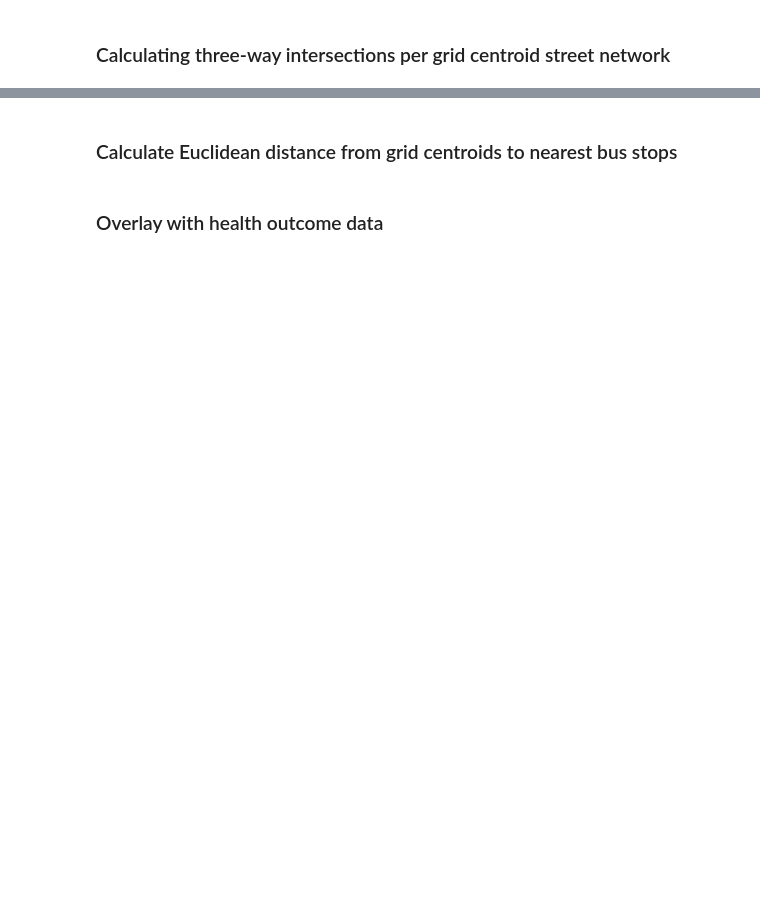
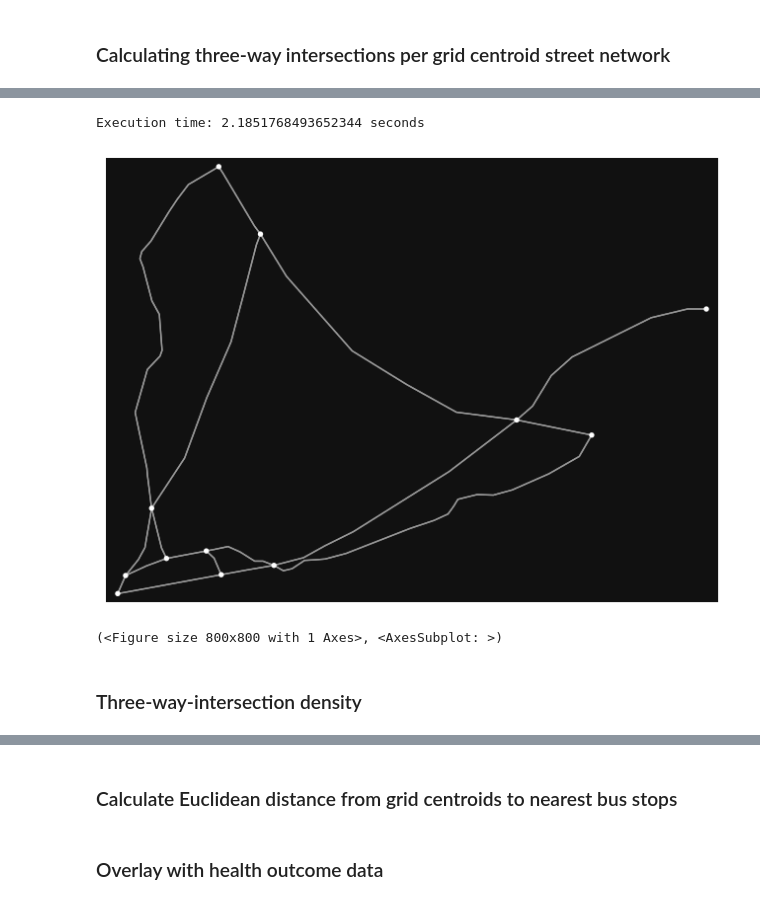
Before and after one commit to Spatial-Data-Science-and-GEO-AI-Lab/MultiHealth_S, a Jupyter notebook: manchester.ipynb, the cells around one changed output, grey strips where cells are left out. Drawn from its saved outputs; the diff is of its cells as text; code cells hidden in the pictures; blank space fills up the shorter version.

```diff
--- a/manchester.ipynb
+++ b/manchester.ipynb
@@ -305,0 +428,5 @@ popgridmanchester['three-way-intersections'] = 0
+# %%
+# sub df with lat/lon values to get their nearest nodes for truncation
+popgridsub = popgridmanchester.loc[1:10, ['grid_lon', 'grid_lat', 'grid_lon_4326', 'grid_lat_4326']]
+popgridsub = gpd.GeoDataFrame(popgridsub)
+popgridsub['nearest_node'] = 0
@@ -306,3 +455,38 @@ popgridmanchester['three-way-intersections'] = 0
+# %%
+popgridsub['nearest_node'] = 0
+# %%
+# using vectorization instead of iterations through for-loops to get the nearest nodes with
+# a threshold. ~12x faster.
+
+start_time = time.time()
+
+nearest_nodes, dist = ox.distance.nearest_nodes(Gproj, popgridsub['grid_lon'],
+                                                popgridsub['grid_lat'], return_dist=True)
+mask = np.vectorize(isinstance)(nearest_nodes, int)
+nearest_nodes = np.where(mask, nearest_nodes, np.nan)
+dist = np.where(mask, dist, np.nan)
+valid_nodes = np.array([nearest_nodes, dist], np.float64)
+valid_nodes = np.where(valid_nodes[1]<1000, valid_nodes[0], np.nan)
+popgridsub['nearest_node'] = valid_nodes
+
+end_time = time.time()
+execution_time = end_time - start_time
+
+print(f"Execution time: {execution_time} seconds")
+# %% [output]
+Execution time: 2.1851768493652344 seconds
+# %%
+# truncate the street network from the nodes extracted above and limit the distance
+# to a 1000 meters
+start_time = time.time()
+
+#for index, row in popgridsub.iterrows():
+test = ox.truncate.truncate_graph_dist(Gproj, popgridsub.loc[1,'nearest_node'], max_dist=1000)
+
+end_time = time.time()
+execution_time = end_time - start_time
+
+print(f"Execution time: {execution_time} seconds")
 # %%
 start_time = time.time()
 
@@ -322,0 +523,6 @@ print(f"Execution time: {execution_time} seconds")
+# %%
+# plot test network graph
+ox.plot_graph(test)
+# %% [output]
+[figure, added]
+(<Figure size 800x800 with 1 Axes>, <AxesSubplot: >)
@@ -322,0 +533,2 @@ print(f"Execution time: {execution_time} seconds")
+# %% [markdown]
+### Three-way-intersection density
```
Also changed, not shown: parts of 44 cells of this notebook.
